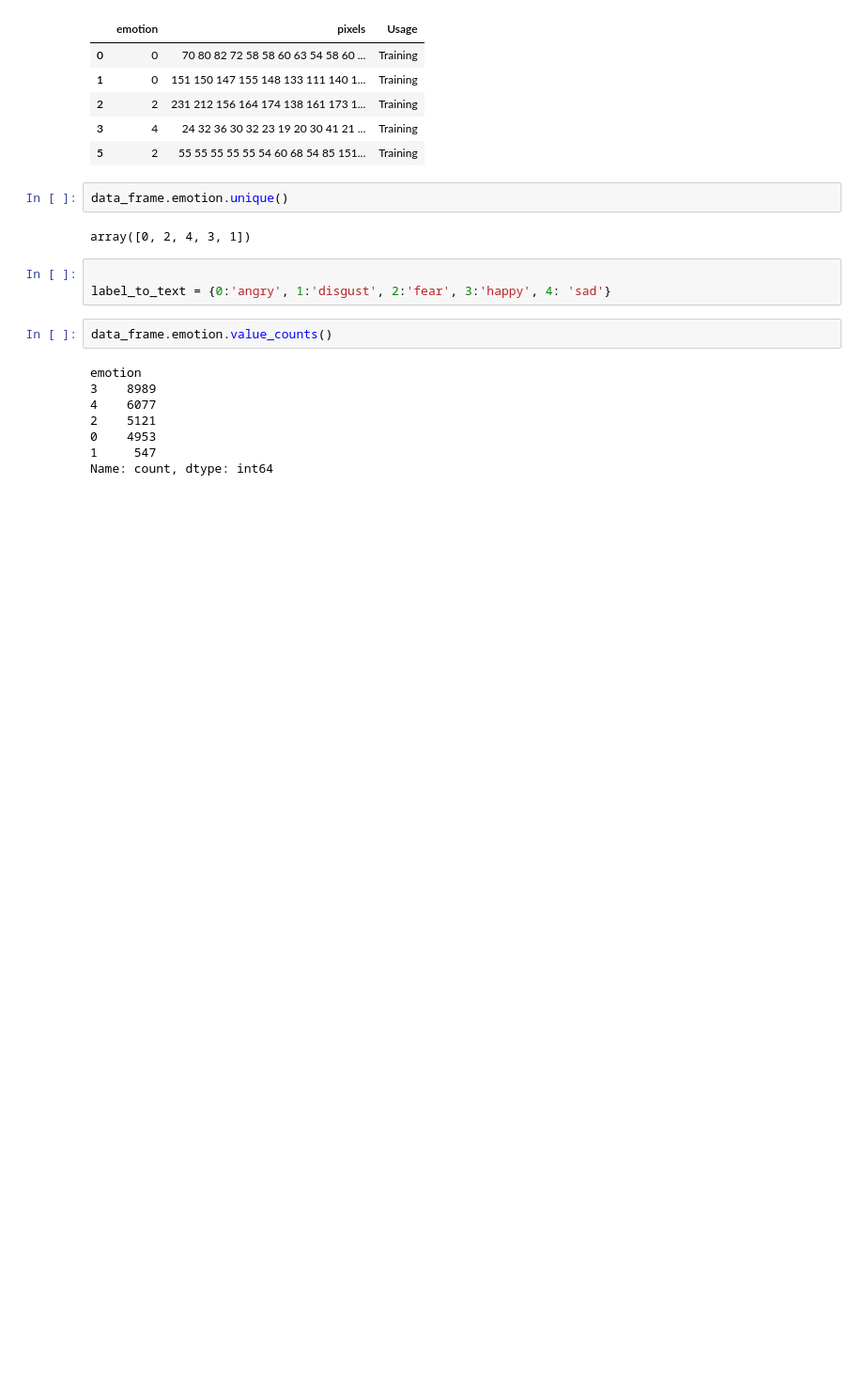
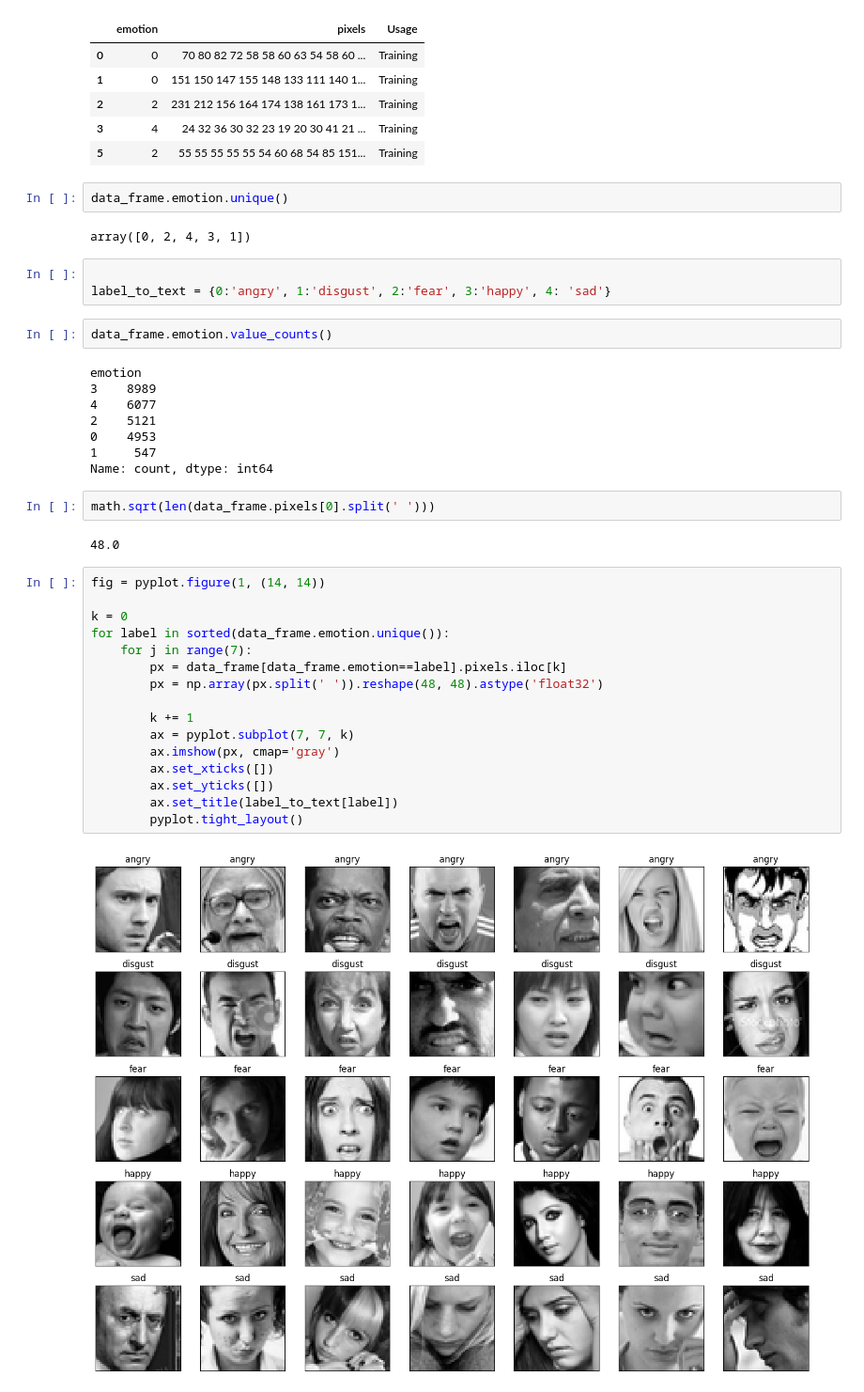
Before and after one commit to Cralsic123/A01-Video-Sentiment-Analysis, a Jupyter notebook: Video_Sentiment.ipynb, the cells around one changed output. Shown: that part at 94% size. Saved outputs shown, nothing was run; the diff lists cells and outputs as text; blank space fills up the shorter version.

```diff
--- a/Video_Sentiment.ipynb
+++ b/Video_Sentiment.ipynb
@@ -68,3 +68,25 @@ emotion
 0    4953
 1     547
 Name: count, dtype: int64
+# %%
+math.sqrt(len(data_frame.pixels[0].split(' ')))
+# %% [output]
+48.0
+# %%
+fig = pyplot.figure(1, (14, 14))
+
+k = 0
+for label in sorted(data_frame.emotion.unique()):
+    for j in range(7):
+        px = data_frame[data_frame.emotion==label].pixels.iloc[k]
+        px = np.array(px.split(' ')).reshape(48, 48).astype('float32')
+
+        k += 1
+        ax = pyplot.subplot(7, 7, k)
+        ax.imshow(px, cmap='gray')
+        ax.set_xticks([])
+        ax.set_yticks([])
+        ax.set_title(label_to_text[label])
+        pyplot.tight_layout()
+# %% [output]
+[figure, added]
```
